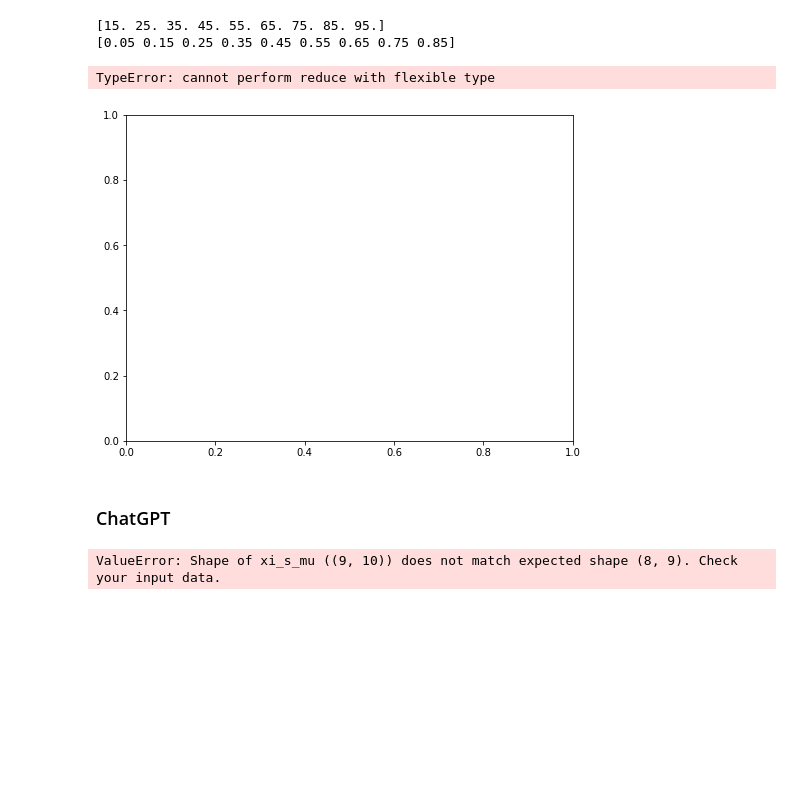
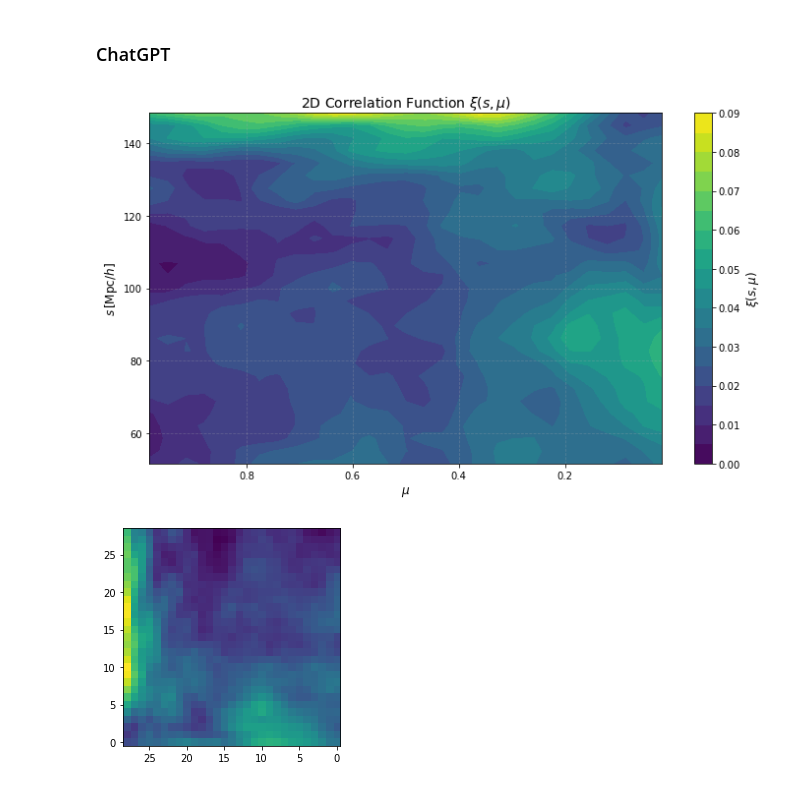
Before and after one commit to FedeDavilaKurban/filbao, a Jupyter notebook: 2dcorrelation_nbodykit.ipynb, the cells around one changed output. Drawn from its saved outputs; the diff is of its cells as text; code cells hidden in the pictures; blank space fills up the shorter version.

```diff
--- a/2dcorrelation_nbodykit.ipynb
+++ b/2dcorrelation_nbodykit.ipynb
@@ -89,31 +50,3 @@ array([[0.35442408, 0.1859781 , 0.12153627, 0.06060545, 0.03502951,
-# %%
-
-# Ensure s and mu are arrays, not edges
-s_centers = s#0.5 * (s[1:] + s[:-1])  # Bin centers for s
-mu_centers = mu[:-1] # Mu is already centered if Nmu was provided
-
-print(s_centers)
-print(mu_centers)
-# %% [output]
-[15. 25. 35. 45. 55. 65. 75. 85. 95.]
-[0.05 0.15 0.25 0.35 0.45 0.55 0.65 0.75 0.85]
-# %%
-
-# Create a 2D grid for plotting
-s_grid, mu_grid = np.meshgrid(s_centers, mu_centers, indexing='ij')
-
-# Plotting
-plt.figure(figsize=(8, 6))
-plt.pcolormesh(mu_grid, s_grid, xi_s_mu.T[:-1], shading='auto', cmap='viridis')
-plt.colorbar(label=r'$\xi(s, \mu)$')
-plt.xlabel(r'$\mu$ (cosine of line of sight angle)')
-plt.ylabel(r'$s$ (Mpc/h)')
-#plt.title('2D Correlation Function: $\xi(s, \mu)$')
-plt.tight_layout()
-plt.show()
-# %% [output]
-TypeError: cannot perform reduce with flexible type
-[figure, removed]
 # %% [markdown]
 ### ChatGPT
 # %%
@@ -128,41 +61,48 @@ data = np.load(file_path)
 s = data['s']  # Edges of s bins
 mu = data['mu']  # Edges of mu bins
 xi_s_mu_struct = data['xi_s_mu']  # Structured array for 2D correlation function
 
 # Extract the 'corr' field, which contains the correlation values
 xi_s_mu = xi_s_mu_struct['corr']
 
-# Ensure xi_s_mu has the correct shape for (len(s)-1, len(mu)-1)
-if xi_s_mu.shape != (len(s) - 1, len(mu) - 1):
-    raise ValueError(
-        f"Shape of xi_s_mu ({xi_s_mu.shape}) does not match expected shape "
-        f"({len(s) - 1}, {len(mu) - 1}). Check your input data."
-    )
+# # Ensure xi_s_mu has the correct shape for (len(s)-1, len(mu)-1)
+# if xi_s_mu.shape != (len(s) - 1, len(mu) - 1):
+#     raise ValueError(
+#         f"Shape of xi_s_mu ({xi_s_mu.shape}) does not match expected shape "
+#         f"({len(s) - 1}, {len(mu) - 1}). Check your input data."
+#     )
 
 # Create a 2D meshgrid for plotting
-S, MU = np.meshgrid(s[:-1], mu[:-1], indexing='ij')
+MU, S = np.meshgrid(mu, s, indexing='ij')
 
 # Plot xi(s, mu) as a 2D heatmap
 plt.figure(figsize=(10, 6))
 cmap = plt.get_cmap('viridis')
 
 # Use contourf for a smooth heatmap
-cf = plt.contourf(S, MU, xi_s_mu.T, levels=20, cmap=cmap)
+cf = plt.contourf(MU, S, xi_s_mu, levels=20, cmap=cmap)
 
 # Add a colorbar
 cbar = plt.colorbar(cf)
 cbar.set_label(r'$\xi(s, \mu)$', fontsize=12)
 
+plt.gca().invert_xaxis()
+
 # Label axes
-plt.xlabel(r'$s\, [\mathrm{Mpc}/h]$', fontsize=12)
-plt.ylabel(r'$\mu$', fontsize=12)
+plt.ylabel(r'$s\, [\mathrm{Mpc}/h]$', fontsize=12)
+plt.xlabel(r'$\mu$', fontsize=12)
 plt.title(r'2D Correlation Function $\xi(s, \mu)$', fontsize=14)
 
 # Add gridlines
 plt.grid(alpha=0.3, linestyle='--')
 
 # Show plot
 plt.tight_layout()
 plt.show()
 # %% [output]
-ValueError: Shape of xi_s_mu ((9, 10)) does not match expected shape (8, 9). Check your input data.
+[figure, added]
+# %%
+plt.imshow(xi_s_mu, origin='lower')
+plt.gca().invert_xaxis()
+# %% [output]
+[figure, added]
```
Also changed, not shown: parts of 4 cells of this notebook, 12 other files.
